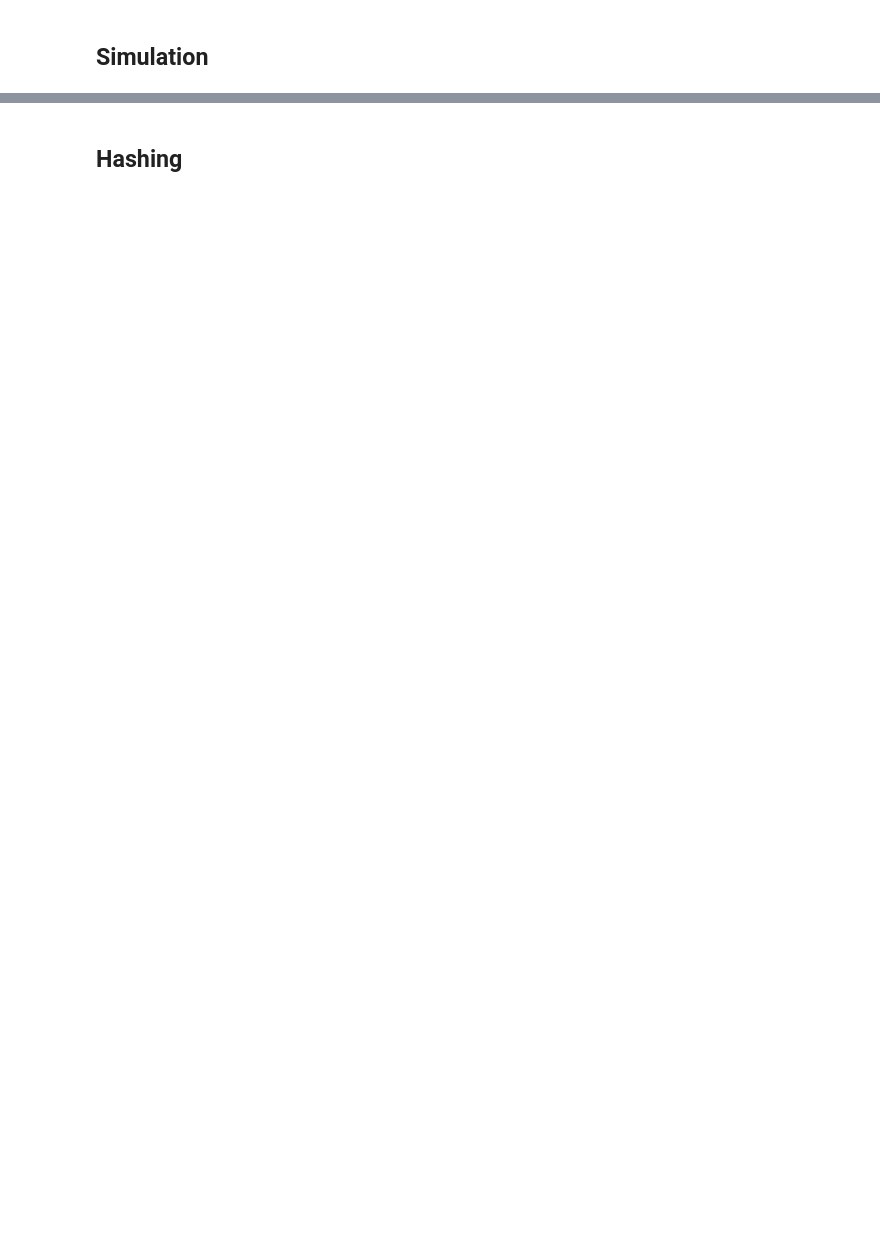
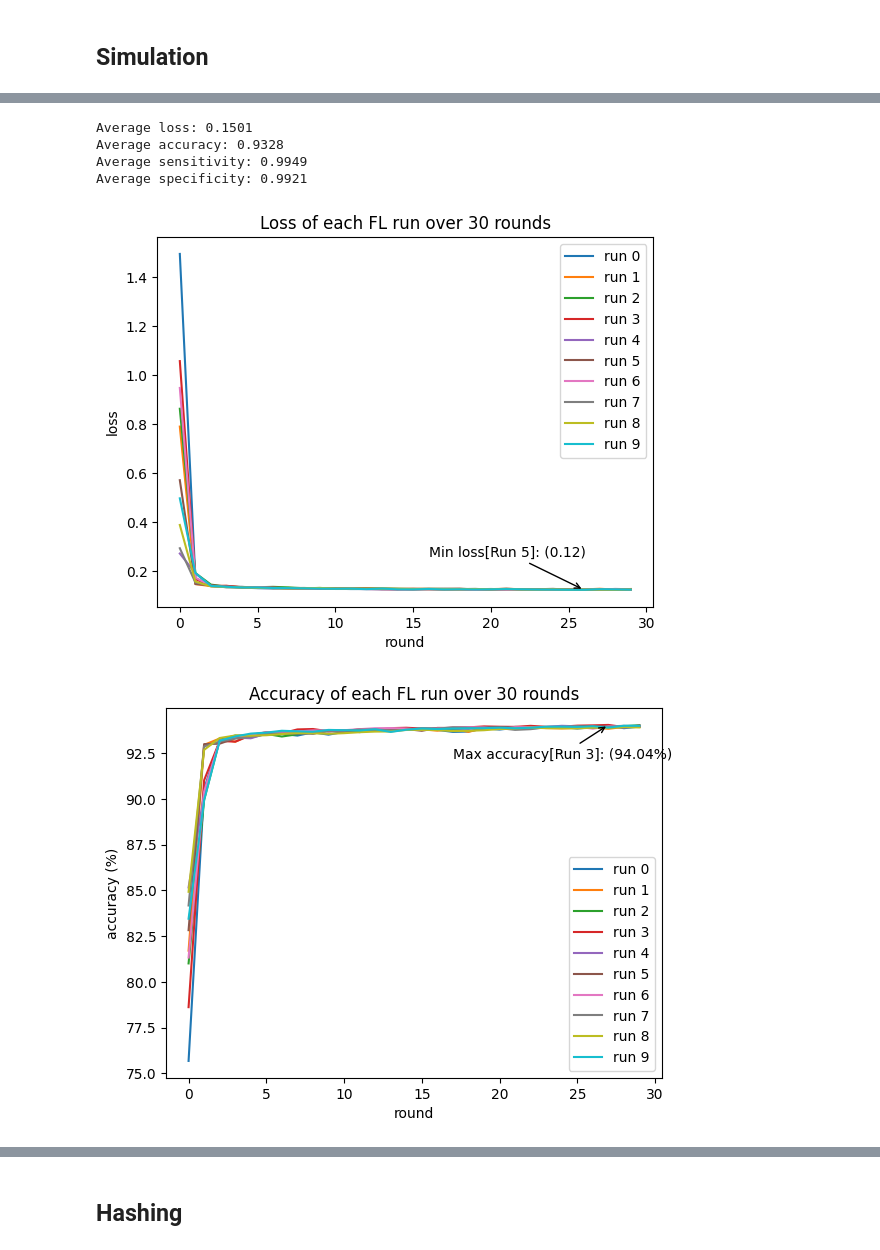
Before and after one commit to Sleepytt1210/BFLIDS, a Jupyter notebook: application/fed-learn/models/notebooks/federated.ipynb, the cells around one changed output, grey strips where cells are left out. Drawn from its saved outputs; the diff is of its cells as text; code cells hidden in the pictures; blank space fills up the shorter version.

```diff
--- a/application/fed-learn/models/notebooks/federated.ipynb
+++ b/application/fed-learn/models/notebooks/federated.ipynb
@@ -629,0 +685,19 @@ client.evaluate(None, {})
+# %%
+import matplotlib.pyplot as plt
+
+def parse_histories(histories: dict):
+    res = {}
+    for _, history in histories.items():
+        loss = np.array(history.losses_distributed)[:, -1]
+        if 'loss' not in res.keys():
+            res['loss'] = []
+        res['loss'].append(loss)
+        for metric_name, vals in history.metrics_distributed.items():
+            metric_vals = np.array(vals)[:, -1]
+            if metric_name not in res.keys():
+                res[metric_name] = []
+            res[metric_name].append(metric_vals)
+    return res
+# %%
+p_histories = parse_histories(histories)
+times = np.array([history.elapsed for history in histories.values()])
@@ -629,0 +726,36 @@ client.evaluate(None, {})
+# %%
+def plot_all(flattened_histories):
+    for metric_name, history in flattened_histories.items():
+        plt.figure(metric_name)
+        plt.title(f"{metric_name.title()} of each FL run over {NUM_ROUNDS} rounds")
+        isLoss = metric_name == 'loss'
+        history = np.array(history) * 100 if not isLoss else np.array(history)
+        max_val = np.amax(history)
+        min_val = np.amin(history)
+        rmk_val = max_val if not isLoss else min_val
+        ori_idx = history.argmax() if not isLoss else history.argmin()
+        rmk_idx = np.unravel_index(ori_idx, history.shape)
+        for run, vals in enumerate(history):
+            plt.plot(vals, label=f"run {run}")
+
+        y_offset = (max_val - min_val) * 0.1
+        plt.annotate(f'{"Max" if not isLoss else "Min"} {metric_name.lower()}[Run {rmk_idx[0]}]: ({rmk_val:.2f}{"%" if not isLoss else ""})',
+                     xy=(rmk_idx[1], rmk_val),
+                     xytext=(rmk_idx[1] - 10, rmk_val + y_offset if isLoss else rmk_val - y_offset),
+                     arrowprops=dict(arrowstyle='->', lw=1))
+        plt.legend()
+        plt.ylabel(f"{metric_name.lower()}{' (%)' if not isLoss else ''}")
+        plt.xlabel('round')
+# %%
+for metric_name, history in p_histories.items():
+    print(f'Average {metric_name.lower()}: {np.mean(history):.4f}')
+# %% [output]
+Average loss: 0.1501
+Average accuracy: 0.9328
+Average sensitivity: 0.9949
+Average specificity: 0.9921
+# %%
+plot_all(p_histories)
+# %% [output]
+[figure, added]
+[figure, added]
```
Also changed, not shown: parts of 48 cells of this notebook.
